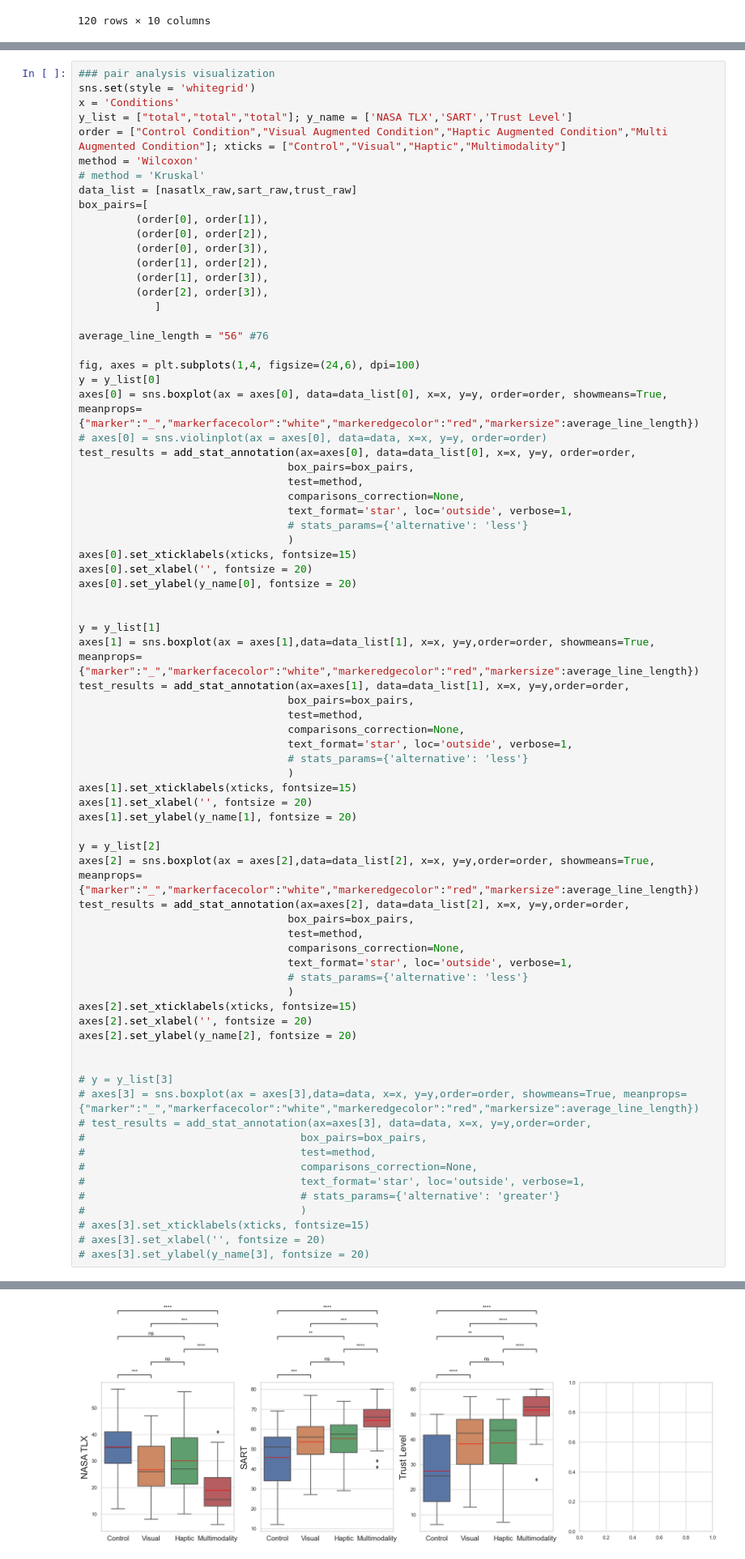
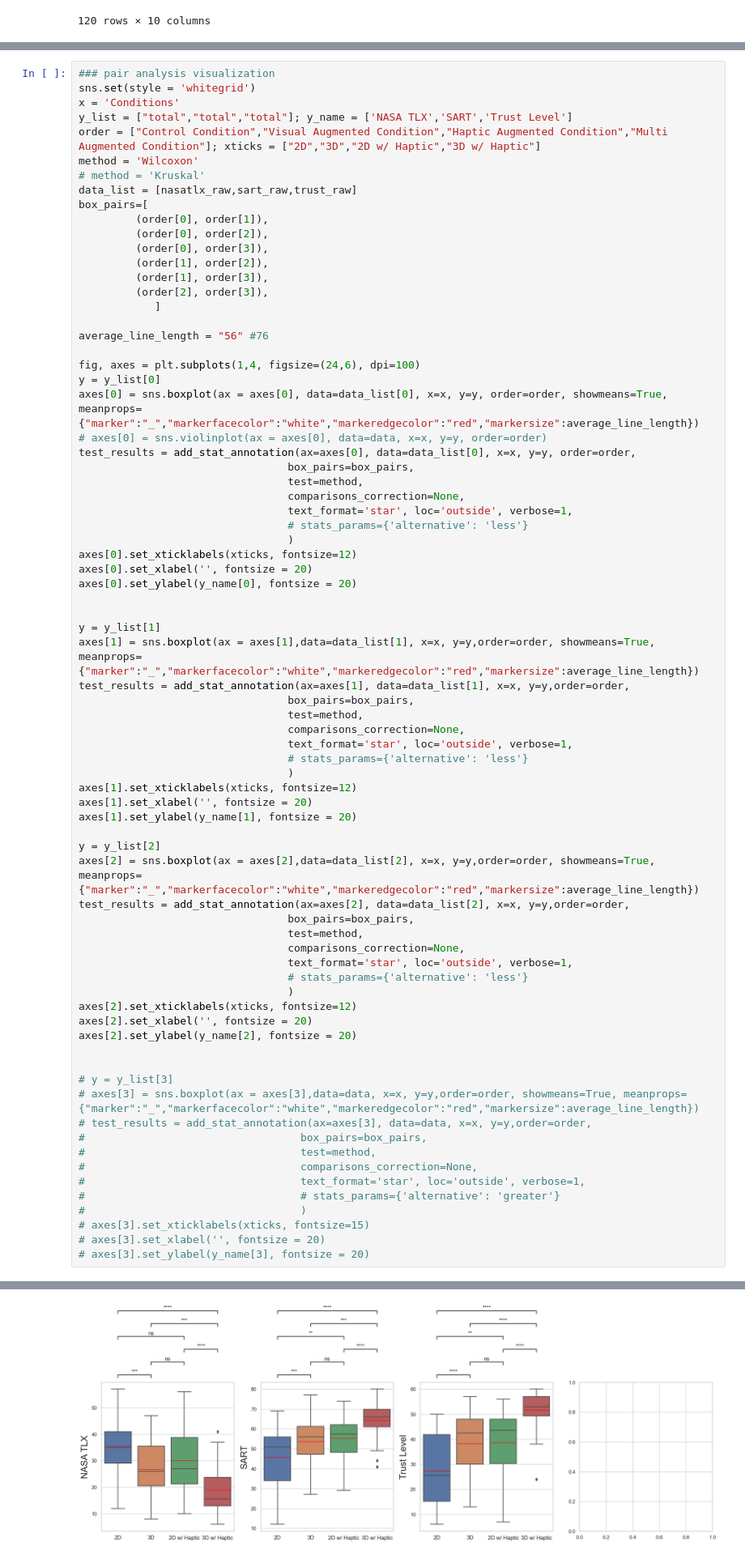
Before and after one commit to Tianyu-Zhou/Haptic-Feedback, a Jupyter notebook: haptic_feedback.ipynb, the cells around one changed output, grey strips where cells are left out. Shown: that part at 81% size. Saved outputs shown, nothing was run; the diff lists cells and outputs as text.

```diff
--- a/haptic_feedback.ipynb
+++ b/haptic_feedback.ipynb
@@ -322,7 +412,7 @@ nasatlx_raw
 sns.set(style = 'whitegrid')
 x = 'Conditions'
 y_list = ["total","total","total"]; y_name = ['NASA TLX','SART','Trust Level']
-order = ["Control Condition","Visual Augmented Condition","Haptic Augmented Condition","Multi Augmented Condition"]; xticks = ["Control","Visual","Haptic","Multimodality"]
+order = ["Control Condition","Visual Augmented Condition","Haptic Augmented Condition","Multi Augmented Condition"]; xticks = ["2D","3D","2D w/ Haptic","3D w/ Haptic"]
 method = 'Wilcoxon'
 # method = 'Kruskal'
 data_list = [nasatlx_raw,sart_raw,trust_raw]
@@ -348,7 +438,7 @@ test_results = add_stat_annotation(ax=axes[0], data=data_list[0], x=x, y=y, orde
                                  text_format='star', loc='outside', verbose=1,
                                  # stats_params={'alternative': 'less'}
                                  )
-axes[0].set_xticklabels(xticks, fontsize=15)
+axes[0].set_xticklabels(xticks, fontsize=12)
 axes[0].set_xlabel('', fontsize = 20)
 axes[0].set_ylabel(y_name[0], fontsize = 20)
 
@@ -362,7 +452,7 @@ test_results = add_stat_annotation(ax=axes[1], data=data_list[1], x=x, y=y,order
                                  text_format='star', loc='outside', verbose=1,
                                  # stats_params={'alternative': 'less'}
                                  )
-axes[1].set_xticklabels(xticks, fontsize=15)
+axes[1].set_xticklabels(xticks, fontsize=12)
 axes[1].set_xlabel('', fontsize = 20)
 axes[1].set_ylabel(y_name[1], fontsize = 20)
 
@@ -375,7 +465,7 @@ test_results = add_stat_annotation(ax=axes[2], data=data_list[2], x=x, y=y,order
                                  text_format='star', loc='outside', verbose=1,
                                  # stats_params={'alternative': 'less'}
                                  )
-axes[2].set_xticklabels(xticks, fontsize=15)
+axes[2].set_xticklabels(xticks, fontsize=12)
 axes[2].set_xlabel('', fontsize = 20)
 axes[2].set_ylabel(y_name[2], fontsize = 20)
 
@@ -384,31 +474,31 @@ axes[2].set_ylabel(y_name[2], fontsize = 20)
 # axes[3] = sns.boxplot(ax = axes[3],data=data, x=x, y=y,order=order, showmeans=True, meanprops={"marker":"_","markerfacecolor":"white","markeredgecolor":"red","markersize":average_line_length})
 # test_results = add_stat_annotation(ax=axes[3], data=data, x=x, y=y,order=order,
 #                                  box_pairs=box_pairs,
 #                                  test=method,
 #                                  comparisons_correction=None,
 #                                  text_format='star', loc='outside', verbose=1,
 #                                  # stats_params={'alternative': 'greater'}
 #                                  )
 # axes[3].set_xticklabels(xticks, fontsize=15)
 # axes[3].set_xlabel('', fontsize = 20)
 # axes[3].set_ylabel(y_name[3], fontsize = 20)
 # %% [output]
 p-value annotation legend:
 ns: 5.00e-02 < p <= 1.00e+00
 *: 1.00e-02 < p <= 5.00e-02
 **: 1.00e-03 < p <= 1.00e-02
 ***: 1.00e-04 < p <= 1.00e-03
 ****: p <= 1.00e-04
 
 Using zero_method  wilcox
 Control Condition v.s. Visual Augmented Condition: Wilcoxon test (paired samples), P_val=6.572e-04 stat=6.700e+01
 Using zero_method  wilcox
 Visual Augmented Condition v.s. Haptic Augmented Condition: Wilcoxon test (paired samples), P_val=3.676e-01 stat=1.635e+02
 Using zero_method  wilcox
 ... (41 lines left out)
 Using zero_method  wilcox
 Visual Augmented Condition v.s. Multi Augmented Condition: Wilcoxon test (paired samples), P_val=1.702e-05 stat=2.350e+01
 Using zero_method  wilcox
 Control Condition v.s. Multi Augmented Condition: Wilcoxon test (paired samples), P_val=2.340e-06 stat=3.000e+00
 Text(1234.684782608696, 0.5, 'Trust Level')
-[figure, old version]
+[figure, new version]
```
Also changed, not shown: parts of 7 cells of this notebook.
